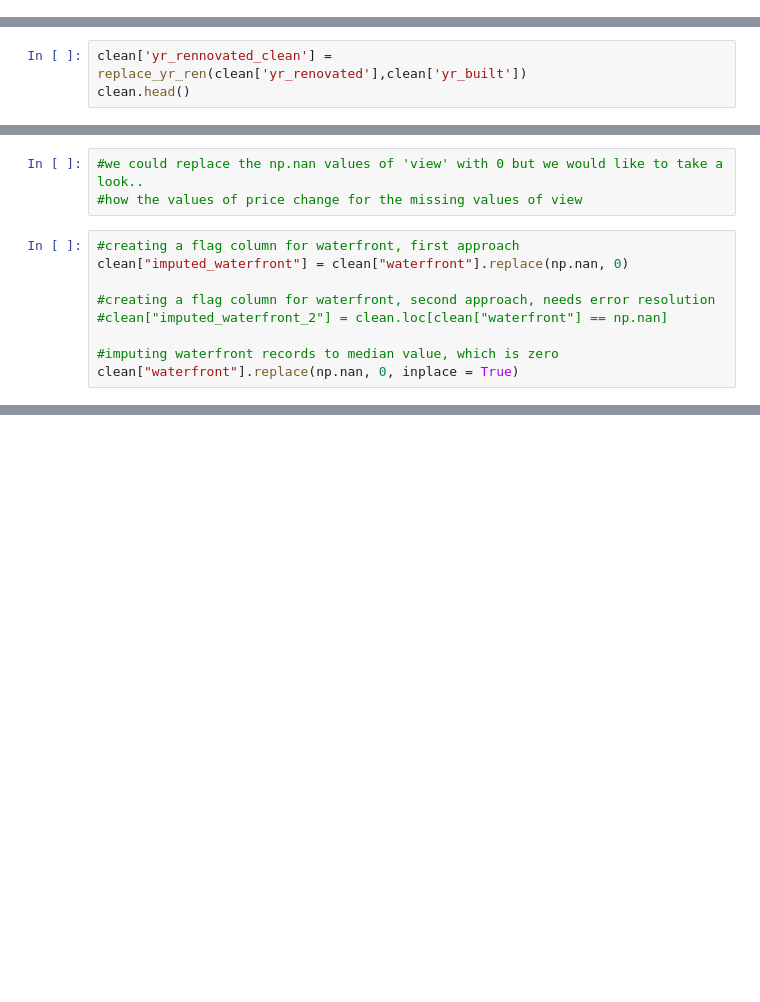
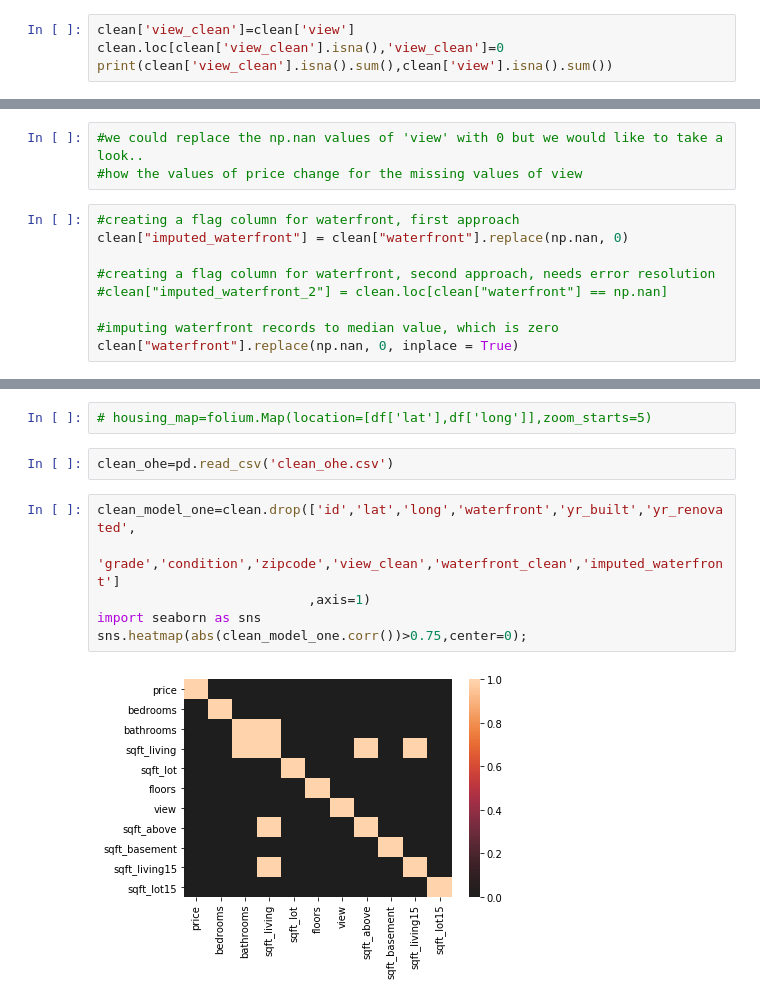
Before and after one commit to allisonhonold/dsc-v2-mod1-final-project-seattle-ds-080519, a Jupyter notebook: student Henok.ipynb, the cells around one changed output, grey strips where cells are left out. Drawn from its saved outputs; the diff is of its cells as text; blank space fills up the shorter version.

Commit message:
update with OHE Model

```diff
--- a/student Henok.ipynb
+++ b/student Henok.ipynb
@@ -246,3 +138,7 @@ clean.head()
 | 3 | 2487200875 | 2014-12-09 | 604000.0 | 4 | 3.00 | 1960 | 5000 | 1.0 | 0.0 | 0.0 | ... |
 | 4 | 1954400510 | 2015-02-18 | 510000.0 | 3 | 2.00 | 1680 | 8080 | 1.0 | 0.0 | 0.0 | ... |
 5 rows × 21 columns
+# %%
+clean['view_clean']=clean['view']
+clean.loc[clean['view_clean'].isna(),'view_clean']=0
+print(clean['view_clean'].isna().sum(),clean['view'].isna().sum())
@@ -308,6 +170,3 @@ np.array(replace_yr_ren(clean['yr_renovated'],clean['yr_built'])).value_counts()
-# %%
-clean['yr_rennovated_clean'] = replace_yr_ren(clean['yr_renovated'],clean['yr_built'])
-clean.head()
 # %%
 #graph for the price for the missing 'sqft_basement' values
 plt.hist(df_sqftbasement['price'],bins=50)
@@ -335,0 +263,12 @@ clean['sqft_basement'].isna().sum()
+# %%
+# housing_map=folium.Map(location=[df['lat'],df['long']],zoom_starts=5)
+# %%
+clean_ohe=pd.read_csv('clean_ohe.csv')
+# %%
+clean_model_one=clean.drop(['id','lat','long','waterfront','yr_built','yr_renovated',
+                            'grade','condition','zipcode','view_clean','waterfront_clean','imputed_waterfront']
+                           ,axis=1)
+import seaborn as sns
+sns.heatmap(abs(clean_model_one.corr())>0.75,center=0);
+# %% [output]
+[figure, added]
```
Also changed, not shown: parts of 70 cells of this notebook.
